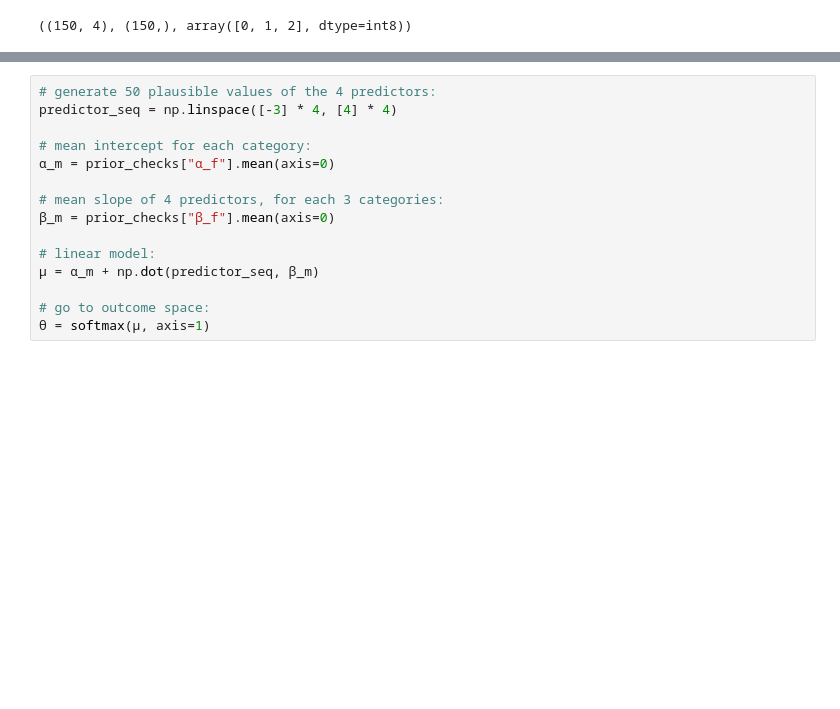
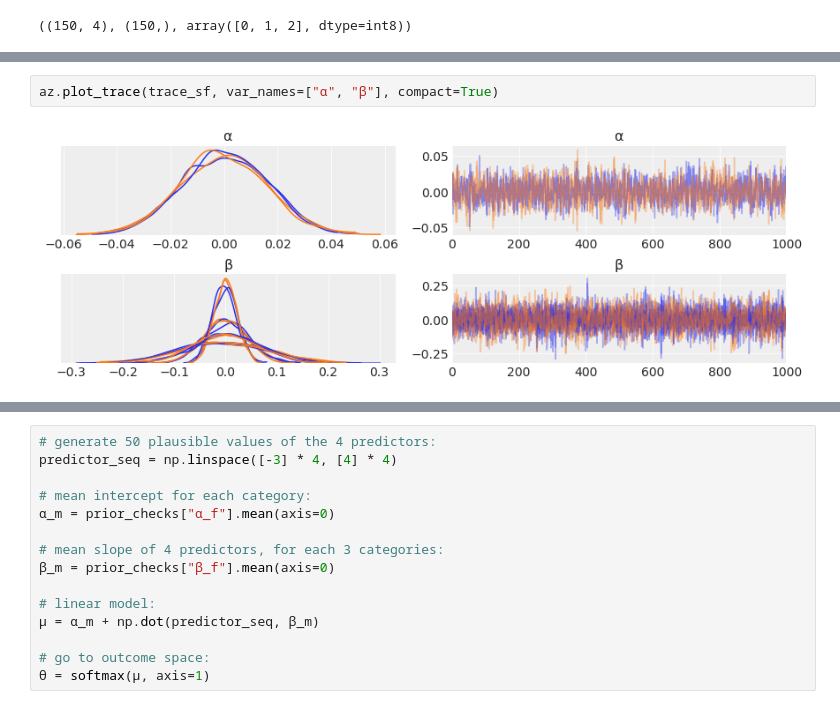
Before and after one commit to aloctavodia/BAP, a Jupyter notebook: extras/multinomial_ppcs.ipynb, the cells around one changed output, grey strips where cells are left out. Saved outputs shown, nothing was run; the diff lists cells and outputs as text; blank space fills up the shorter version.

```diff
--- a/extras/multinomial_ppcs.ipynb
+++ b/extras/multinomial_ppcs.ipynb
@@ -84,0 +90,4 @@ NUTS: [β, α]
+# %%
+az.plot_trace(trace_sf, var_names=["α", "β"], compact=True)
+# %% [output]
+[figure, added]
```
Also changed, not shown: parts of 15 cells of this notebook.
